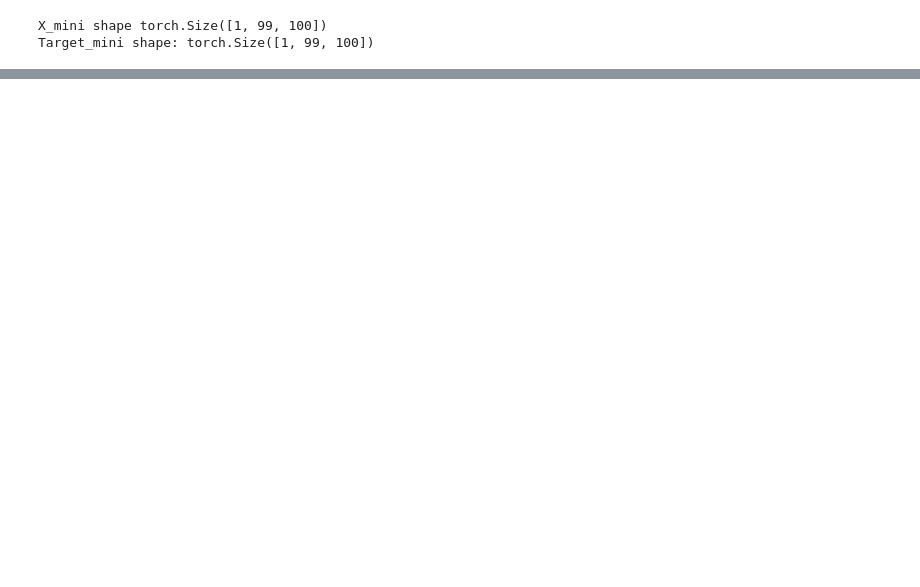
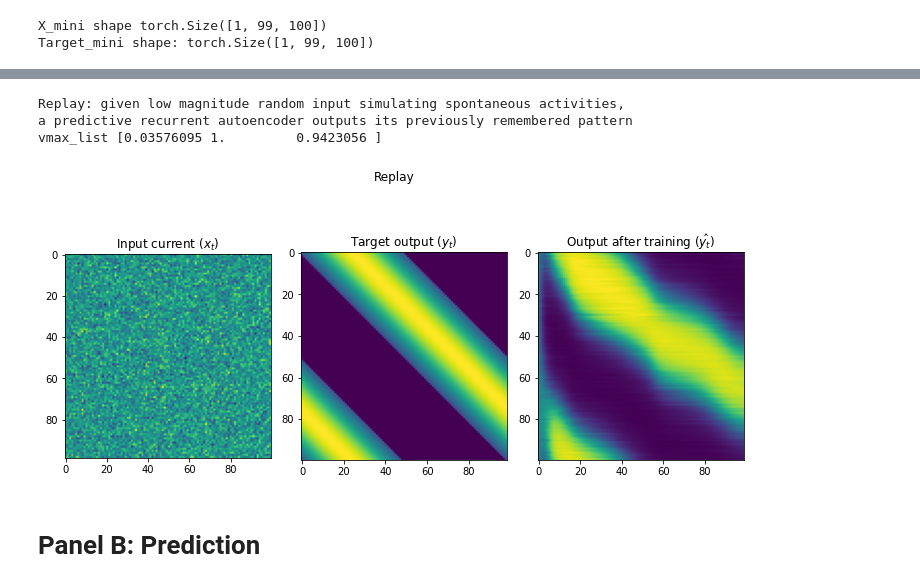
Before and after one commit to margotwagner/HCPrediction, a Jupyter notebook: notebooks/analyze-remap.ipynb, the cells around one changed output, grey strips where cells are left out. Saved outputs shown, nothing was run; the diff lists cells and outputs as text; code cells hidden in the pictures; blank space fills up the shorter version.

```diff
--- a/notebooks/analyze-remap.ipynb
+++ b/notebooks/analyze-remap.ipynb
@@ -79,0 +111,38 @@ FileNotFoundError: [Errno 2] No such file or directory: 'Elman_SGD/Remap_predlos
+# %%
+SeqN = 100
+N = 100
+HN = 100
+X_noise = np.random.normal(0, 1, X_mini.shape) * X_mini.numpy().max() * 0.01
+X_noise = torch.tensor(X_noise.astype(np.single))
+output_null, _ = model(X_noise, torch.zeros((1, 1, HN)))
+Target_p = Target_mini[0, :, :].T
+output_p = output_null.detach().numpy()[0, :, :].T
+title_list = [
+    "Input current ($x_t$)",
+    "Target output ($y_t$)",
+    "Output after training ($\hat{y_t}$)",
+]
+vmax_list = np.array([X_noise.max(), Target_p.max(), output_p.max()])
+# %%
+fig, axes = plt.subplots(1, 3, figsize=(10, 5))
+data = [X_noise[0, :, :], Target_p, output_p]
+
+for i in range(3):
+    axes[i].imshow(data[i])
+    axes[i].set_title(title_list[i])
+
+plt.suptitle("Replay")
+plt.tight_layout()
+
+print(
+    "Replay: given low magnitude random input simulating spontaneous activities, \na predictive recurrent autoencoder outputs its previously remembered pattern"
+)
+print("vmax_list", vmax_list)
+plt.show()
+# %% [output]
+Replay: given low magnitude random input simulating spontaneous activities,
+a predictive recurrent autoencoder outputs its previously remembered pattern
+vmax_list [0.03576095 1.         0.9423056 ]
+[figure, added]
+# %% [markdown]
+# Panel B: Prediction
```
Also changed, not shown: parts of 22 cells of this notebook, 1 other file.
